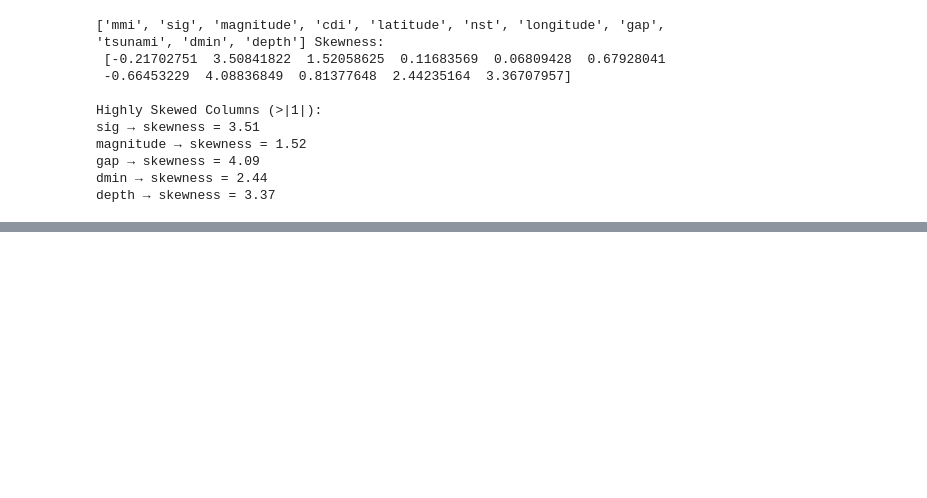
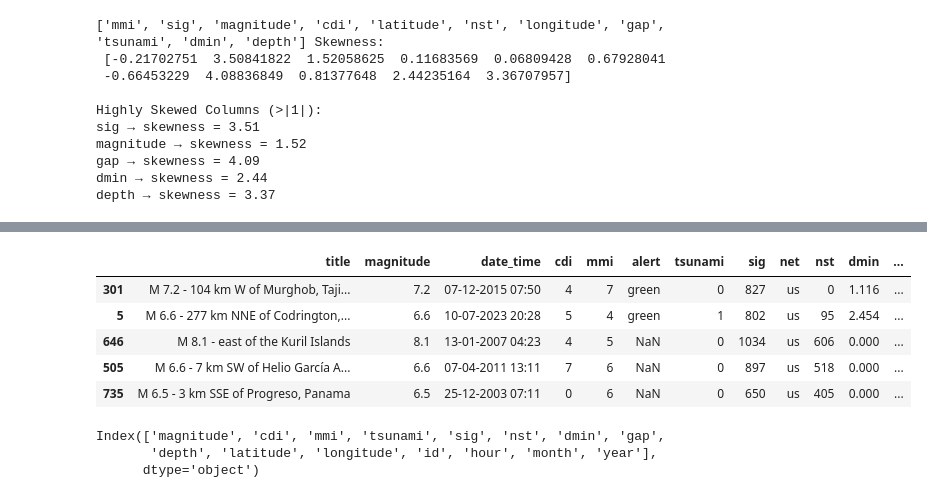
Before and after one commit to mt508/machine-learning-, a Jupyter notebook: Earthquack_predictions.ipynb, the cells around one changed output, grey strips where cells are left out. Cells and saved outputs as stored; diff of their text form; code cells hidden in the pictures; blank space fills up the shorter version.

```diff
--- a/Earthquack_predictions.ipynb
+++ b/Earthquack_predictions.ipynb
@@ -209,0 +246,9 @@ depth → skewness = 3.37
+# %%
+test_strat_set.head()
+# %% [output]
+|  | title | magnitude | date_time | cdi | mmi | alert | tsunami | sig | net | nst | dmin | ... |
+| 301 | M 7.2 - 104 km W of Murghob, Taji... | 7.2 | 07-12-2015 07:50 | 4 | 7 | green | 0 | 827 | us | 0 | 1.116 | ... |
+| 5 | M 6.6 - 277 km NNE of Codrington,... | 6.6 | 10-07-2023 20:28 | 5 | 4 | green | 1 | 802 | us | 95 | 2.454 | ... |
+| 646 | M 8.1 - east of the Kuril Islands | 8.1 | 13-01-2007 04:23 | 4 | 5 | NaN | 0 | 1034 | us | 606 | 0.000 | ... |
+| 505 | M 6.6 - 7 km SW of Helio García A... | 6.6 | 07-04-2011 13:11 | 7 | 6 | NaN | 0 | 897 | us | 518 | 0.000 | ... |
+| 735 | M 6.5 - 3 km SSE of Progreso, Panama | 6.5 | 25-12-2003 07:11 | 0 | 6 | NaN | 0 | 650 | us | 405 | 0.000 | ... |
@@ -209,0 +266,6 @@ depth → skewness = 3.37
+# %%
+print(f"{train_strat_set_column}")
+# %% [output]
+Index(['magnitude', 'cdi', 'mmi', 'tsunami', 'sig', 'nst', 'dmin', 'gap',
+       'depth', 'latitude', 'longitude', 'id', 'hour', 'month', 'year'],
+      dtype='object')
```
Also changed, not shown: parts of 33 cells of this notebook.
